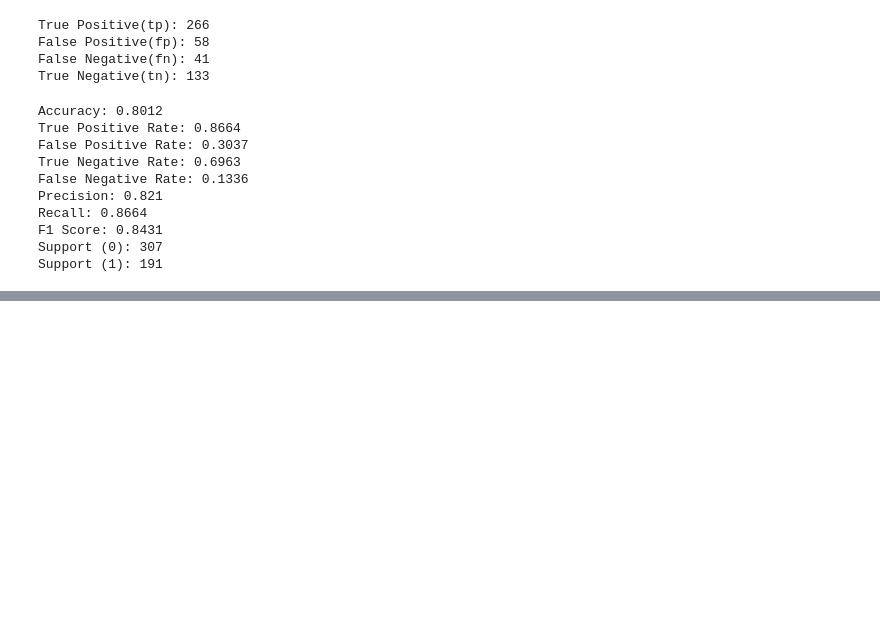
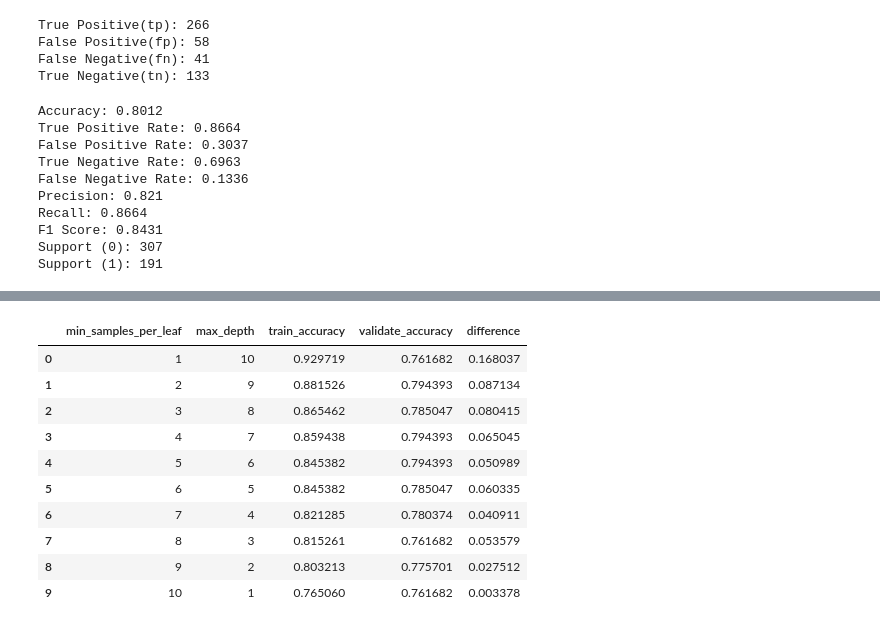
Before and after one commit to AJMartinezLlanes/classification-exercises, a Jupyter notebook: model.ipynb, the cells around one changed output, grey strips where cells are left out. Saved outputs shown, nothing was run; the diff lists cells and outputs as text; code cells hidden in the pictures; blank space fills up the shorter version.

```diff
--- a/model.ipynb
+++ b/model.ipynb
@@ -281,0 +416,19 @@ support    307.000000  191.000000  0.933735  498.000000    498.000000
+# %%
+x_train = train.drop(columns=["survived"])
+y_train = train.survived
+
+x_test = test.drop(columns=["survived"])
+y_test = test.survived
+
+x_validate = validate.drop(columns=["survived"])
+y_validate = validate.survived
+# %%
+# 1. Fit the Random Forest classifier to your training sample and transform
+# (i.e. make predictions on the training sample) setting the random_state accordingly and setting min_samples_leaf = 1 and max_depth = 10.
+
+# create the thing
+forest1 = RandomForestClassifier(min_samples_leaf=1, max_depth=10, random_state=1349)
+# fit the thing
+forest1.fit(x_train, y_train)
+# use the thing
+y_predictions = forest1.predict(x_train)
@@ -282 +515,44 @@ support    307.000000  191.000000  0.933735  498.000000    498.000000
+# %%
+# 4. Run through steps increasing your min_samples_leaf and decreasing your max_depth.
+metrics = []
+max_depth = 11
+
+for i in range(1, max_depth):
+    # Make the thing
+    depth = max_depth -i
+    n_samples = i
+    forest = RandomForestClassifier(max_depth=depth, min_samples_leaf=n_samples, random_state=1349)
+
+    # Fit the thing
+    forest = forest.fit(x_train, y_train)
+
+    # Use the thing
+    sample_accuracy = forest.score(x_train, y_train)
+
+    out_of_sample_accuracy = forest.score(x_validate, y_validate)
+
+    output = {
+        "min_samples_per_leaf": n_samples,
+        "max_depth": depth,
+        "train_accuracy": sample_accuracy,
+        "validate_accuracy": out_of_sample_accuracy
+    }
+
+    metrics.append(output)
+
+df = pd.DataFrame(metrics)
+df["difference"] = df.train_accuracy - df.validate_accuracy
+df
+# %% [output]
+|  | min_samples_per_leaf | max_depth | train_accuracy | validate_accuracy | difference |
+| 0 | 1 | 10 | 0.929719 | 0.761682 | 0.168037 |
+| 1 | 2 | 9 | 0.881526 | 0.794393 | 0.087134 |
+| 2 | 3 | 8 | 0.865462 | 0.785047 | 0.080415 |
+| 3 | 4 | 7 | 0.859438 | 0.794393 | 0.065045 |
+| 4 | 5 | 6 | 0.845382 | 0.794393 | 0.050989 |
+| 5 | 6 | 5 | 0.845382 | 0.785047 | 0.060335 |
+| 6 | 7 | 4 | 0.821285 | 0.780374 | 0.040911 |
+| 7 | 8 | 3 | 0.815261 | 0.761682 | 0.053579 |
+| 8 | 9 | 2 | 0.803213 | 0.775701 | 0.027512 |
+| 9 | 10 | 1 | 0.765060 | 0.761682 | 0.003378 |
 # %%
```
Also changed, not shown: parts of 24 cells of this notebook.
